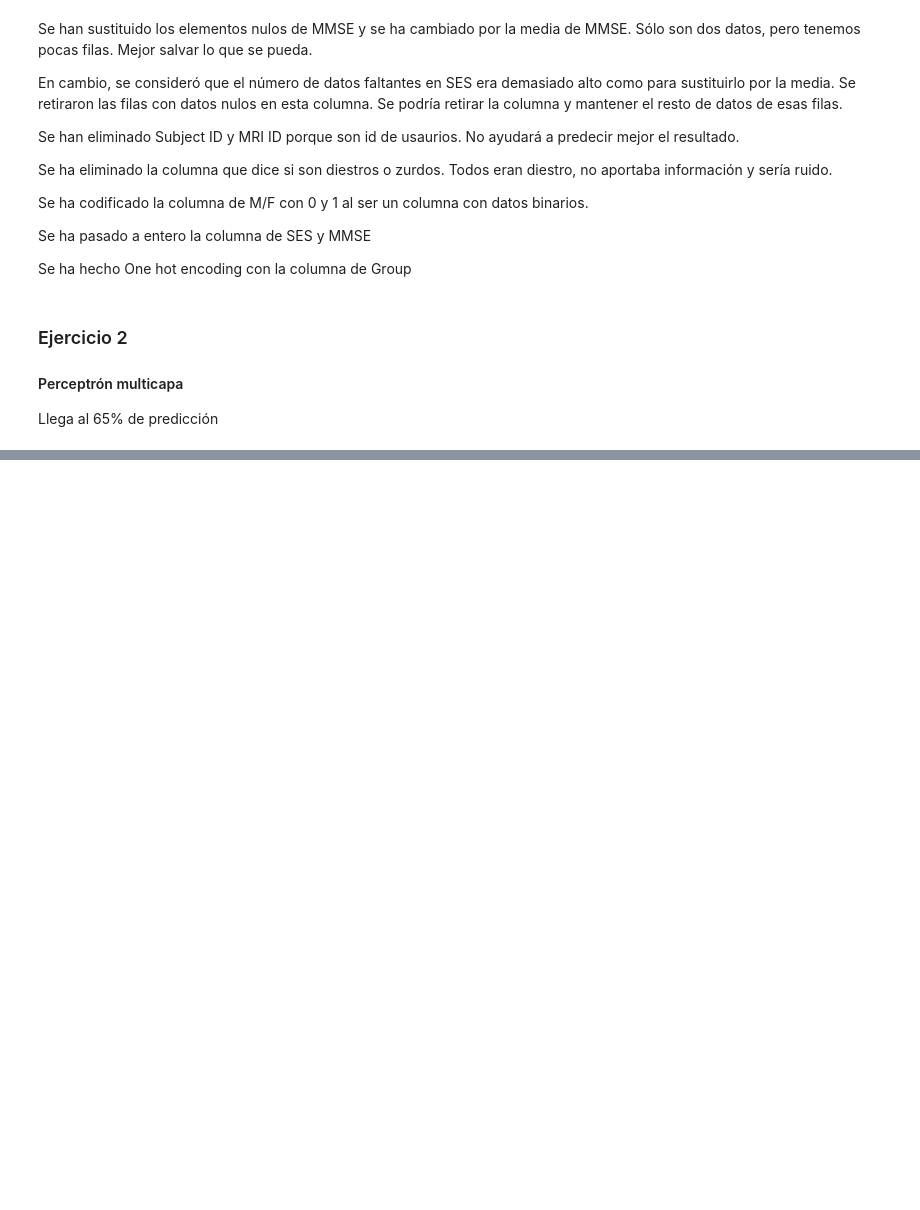
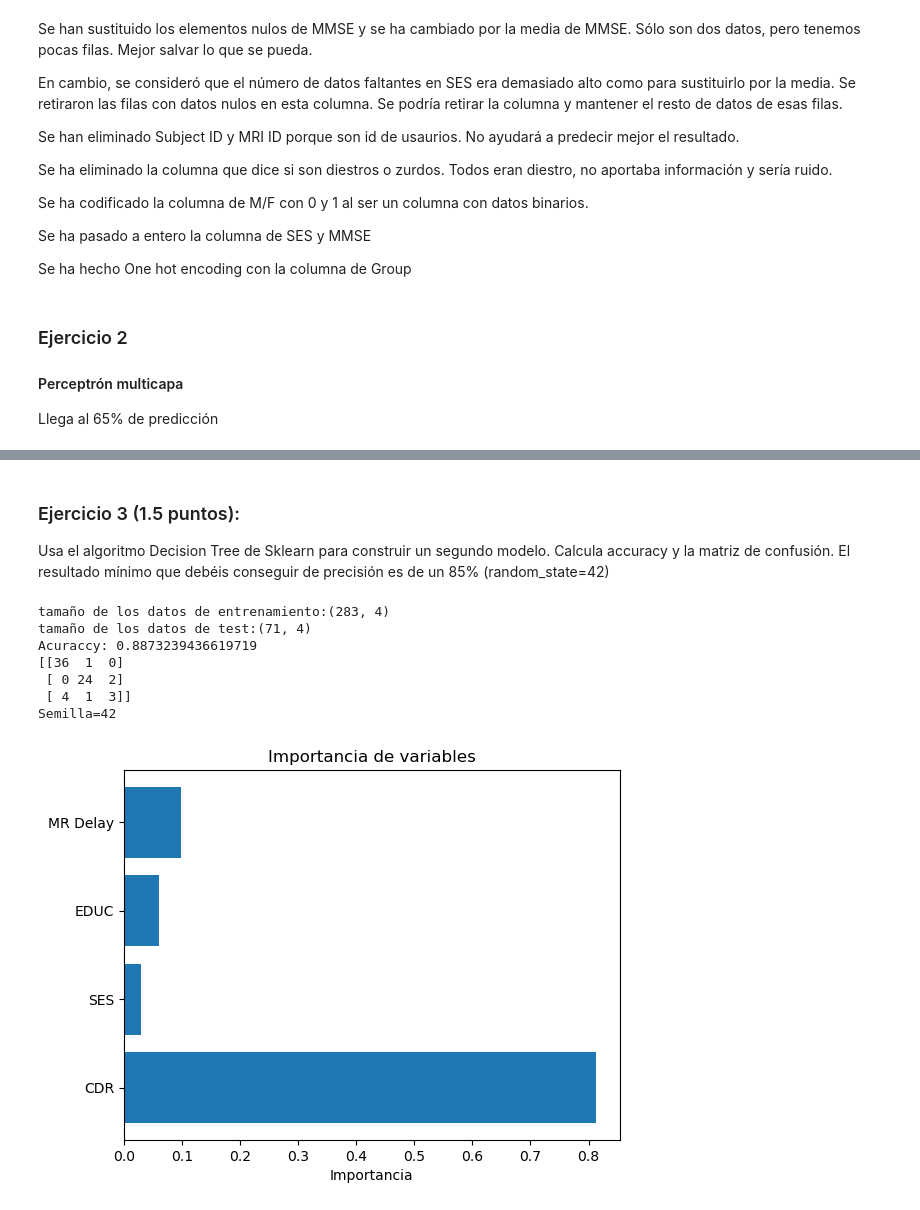
Before and after one commit to JoseRamonRenteroJimenez/SI_24_25, a Jupyter notebook: Examenes Código/PruebaConcepto2024/Prueba_Concepto_2024.ipynb, the cells around one changed output, grey strips where cells are left out. Saved outputs shown, nothing was run; the diff lists cells and outputs as text; code cells hidden in the pictures; blank space fills up the shorter version.

```diff
--- a/Examenes Código/PruebaConcepto2024/Prueba_Concepto_2024.ipynb
+++ b/Examenes Código/PruebaConcepto2024/Prueba_Concepto_2024.ipynb
@@ -58,7 +58,7 @@ Limpia el dataset de errores y elementos que no sean relevantes. Justifica en un
 #Variables usadas para hacer debug
 
 filas_ejemplo = 3
-debug = True
+debug = False
 porcentaje_significativo = 0.05
 
 display(datos.head(filas_ejemplo))
@@ -369,0 +313,74 @@ Matriz de confusión:
+# %% [markdown]
+### Ejercicio 3 (1.5 puntos):
+Usa el algoritmo Decision Tree de Sklearn para construir un segundo
+modelo. Calcula accuracy y la matriz de confusión. El resultado mínimo que debéis conseguir
+de precisión es de un 85% (random_state=42)
+# %%
+from sklearn.model_selection import GridSearchCV
+from sklearn.tree import DecisionTreeClassifier
+TAM_ENTRENAMIENTO=0.8
+
+debug = False
+
+#X = datos.drop(columns=["Group_Converted", "Group_Demented", "Group_Nondemented"])
+
+X2= datos[["CDR","SES","EDUC","MR Delay"]]
+
+semilla=42
+
+x_train, x_test, y_train, y_test = train_test_split(X2, target, train_size = TAM_ENTRENAMIENTO, random_state = semilla,shuffle=True)
+
+if debug:
+
+    #probamos diferentes hiper parámetros
+    params = {
+        "max_depth": [3, 5, 10, 20, None],
+        "max_features":['auto','sqrt','log2'],
+        "min_samples_split": [2, 5, 10],
+        "min_samples_leaf": [1, 2, 4, 8,16],
+        "criterion": ["gini", "entropy","log_lost"]
+    }
+
+    arbol=DecisionTreeClassifier(random_state=semilla)
+    grid = GridSearchCV(arbol, params, cv=5)
+    grid.fit(x_train, y_train)
+
+    #conseguimos los mejores
+    print(f"Mejores parámetros: {grid.best_params_}")
+    y_pred_grid = grid.predict(x_test)
+    #vemos el mayor fit conseguido
+    print(f'Acuraccy optimizado: {accuracy_score(y_test, y_pred_grid)}')
+    print(confusion_matrix(y_test, y_pred_grid))
+
+
+
+print(f"tamaño de los datos de entrenamiento:{x_train.shape}")
+print(f"tamaño de los datos de test:{x_test.shape}")
+
+
+# Create the model
+dtClass = DecisionTreeClassifier(max_depth=10,min_samples_leaf=4,min_samples_split=2,criterion='gini')
+dtClassFit = dtClass.fit(x_train, y_train)
+y_pred_dt = dtClassFit.predict(x_test)
+
+print(f'Acuraccy: {accuracy_score(y_test, y_pred_dt)}')
+print(confusion_matrix(y_test, y_pred_dt))
+print(f'Semilla={semilla}')
+
+#miramos las más relevantes
+importancias = dtClass.feature_importances_
+features = X.columns
+
+plt.barh(features, importancias)
+plt.xlabel("Importancia")
+plt.title("Importancia de variables")
+plt.show()
+# %% [output]
+tamaño de los datos de entrenamiento:(283, 4)
+tamaño de los datos de test:(71, 4)
+Acuraccy: 0.8873239436619719
+[[36  1  0]
+ [ 0 24  2]
+ [ 4  1  3]]
+Semilla=42
+[figure, added]
```
Also changed, not shown: parts of 5 cells of this notebook, 1 other file.
